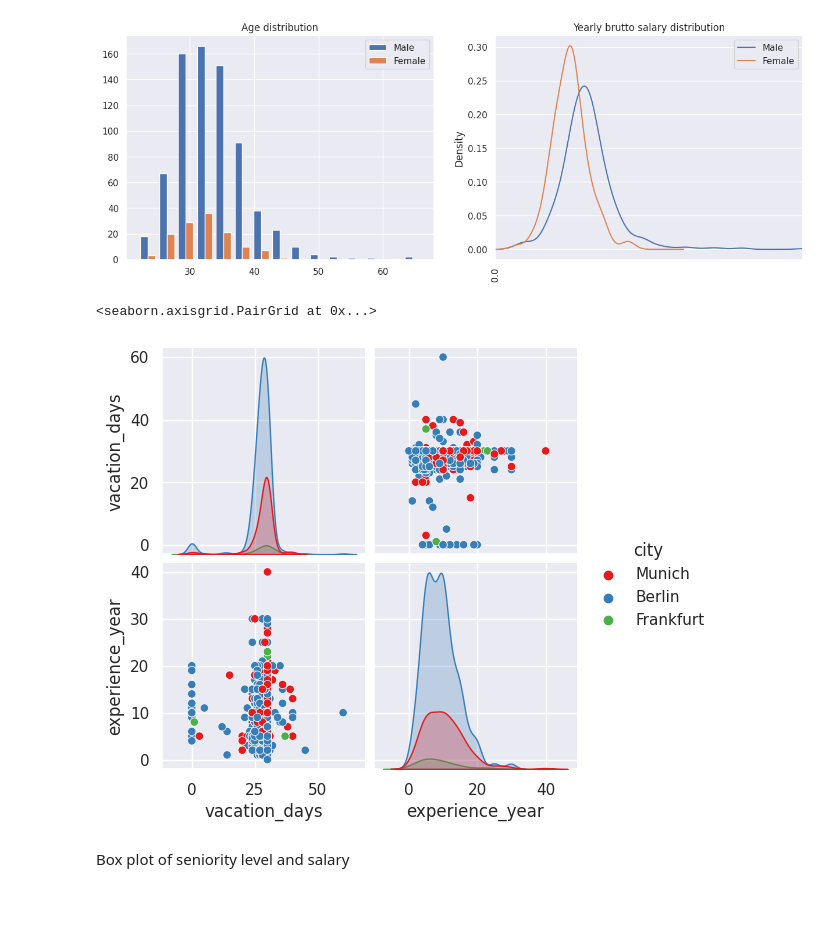
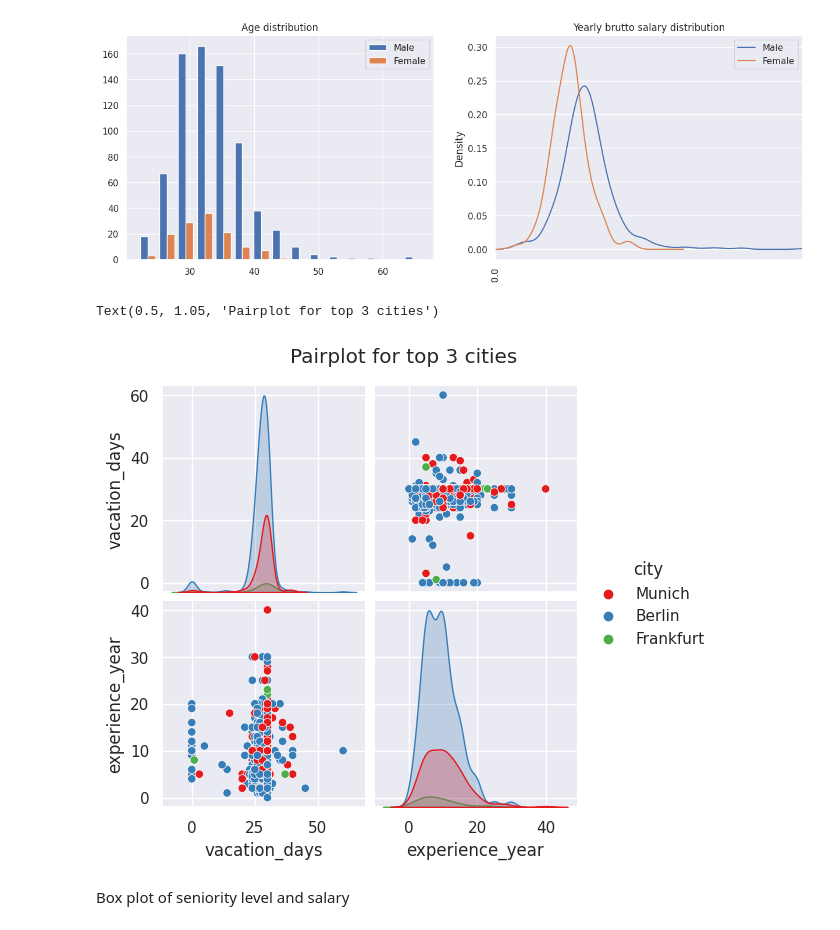
Before and after one commit to x00Pavel/Data-Storage-and-Preparation-projects, a Jupyter notebook: projekt-2/main.ipynb, the cells around one changed output. Cells and saved outputs as stored; diff of their text form; code cells hidden in the pictures; blank space fills up the shorter version.

Commit message:
Fix some graphs

```diff
--- a/projekt-2/main.ipynb
+++ b/projekt-2/main.ipynb
@@ -156,6 +155,6 @@ ax[2].set_xlim(0, d1.yearly_brutto_salary_year_ago.max())
 # %% [markdown]
 Remove rows where salary doesn't make sense
 # %%
-d1 = d1[(d1.yearly_brutto_salary < 8e5) & (d1.yearly_brutto_salary_year_ago < 6e5)]
+d1 = d1[(d1.yearly_brutto_salary < 8e5) & (d1.yearly_brutto_salary_year_ago < 6e5) & (d1.company_size.notna())]
 print(f"Shape: {d1.shape}")
 # %% [output]
@@ -163,7 +165,7 @@ Shape: (882, 20)
 # %% [markdown]
 Convert 'Total years of experience' column to numeric ignoring the errors
 # %%
-age_mean = d1.age.quantile(0.5)
+age_mean = d1.age.median()
 d1.age.fillna(age_mean, inplace=True)
 
 d1.experience_year = pd.to_numeric(np.char.replace(d1.experience_year.values.astype(str), ',', '.'), errors='coerce')
@@ -209,10 +211,6 @@ full-time, but 32 hours per week (it was my request, I'm a student)      1
 Name: employment_status, dtype: int64
 # %% [markdown]
 Correct 'Company size' column
-# %%
-d1 = d1[d1.company_size.notna()]
-categories = ['up to 10', '11-50', '51-100', '101-1000', '1000+']
-d1.company_size = pd.Categorical(d1.company_size, categories=categories, ordered=True)
 # %% [markdown]
 Process technologies columns
 # %%
@@ -323,10 +321,11 @@ Text(0.5, 1.0, 'Yearly brutto salary distribution')
 # %%
 top_3_cities = d1.city.value_counts()[:3].index.tolist()
 for_plot = d1[np.isin(d1.city, top_3_cities)]
 sns.pairplot(data=for_plot[['city', 'vacation_days', 'experience_year']], hue='city', palette='Set1')
+plt.suptitle("Pairplot for top 3 cities", y=1.05)
 # %% [output]
-<seaborn.axisgrid.PairGrid at 0x...>
+Text(0.5, 1.05, 'Pairplot for top 3 cities')
-[figure, old version]
+[figure, new version]
 # %% [markdown]
 Box plot of seniority level and salary
 # %%
```
Also changed, not shown: parts of 12 cells of this notebook.
